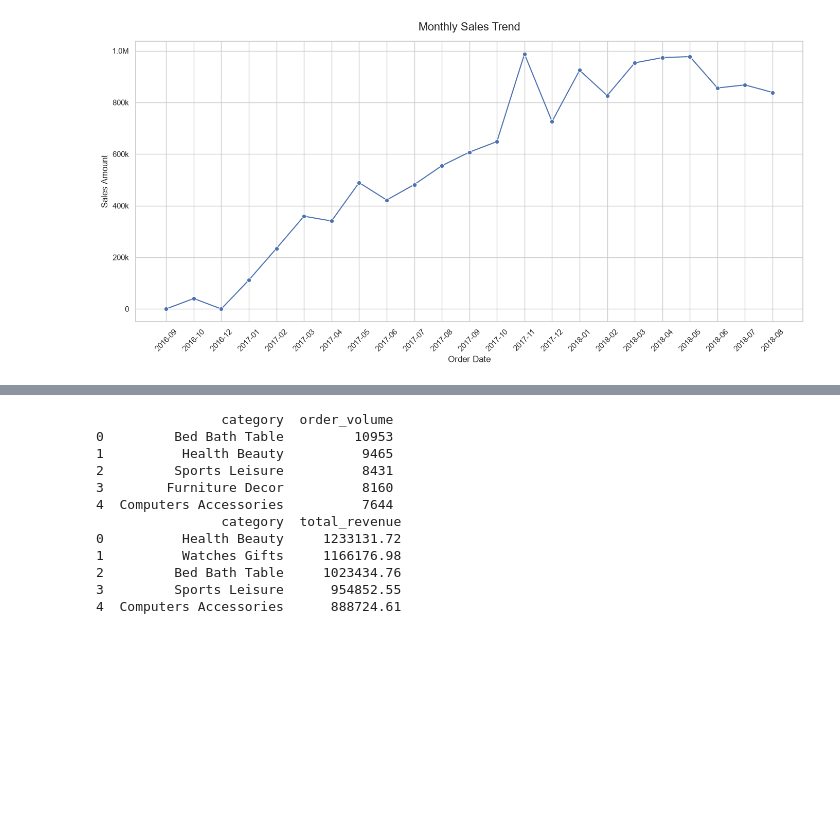
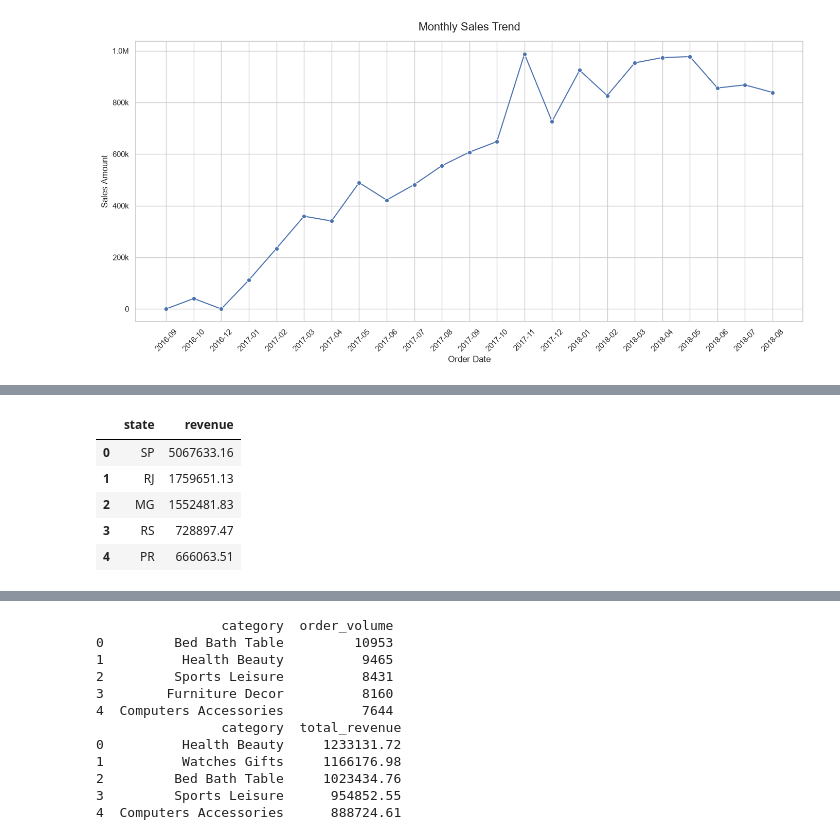
Before and after one commit to Chrzanisko/data-driven-ecommerce, a Jupyter notebook: notebooks/eda.ipynb, the cells around one changed output, grey strips where cells are left out. Cells and saved outputs as stored; diff of their text form; code cells hidden in the pictures; blank space fills up the shorter version.

```diff
--- a/notebooks/eda.ipynb
+++ b/notebooks/eda.ipynb
@@ -77,0 +80,21 @@ plt.show()
+# %%
+query='''
+SELECT
+    c.customer_state AS state,
+    SUM(oi.price) AS revenue
+FROM customers c
+JOIN orders o ON o.customer_id=c.customer_id
+JOIN order_items oi ON oi.order_id=o.order_id
+WHERE  o.order_status = 'delivered'
+GROUP BY state
+ORDER BY revenue DESC;
+'''
+df_state = pd.read_sql(query, engine)
+df_state.head()
+# %% [output]
+|  | state | revenue |
+| 0 | SP | 5067633.16 |
+| 1 | RJ | 1759651.13 |
+| 2 | MG | 1552481.83 |
+| 3 | RS | 728897.47 |
+| 4 | PR | 666063.51 |
```
Also changed, not shown: parts of 7 cells of this notebook, 2 other files.
